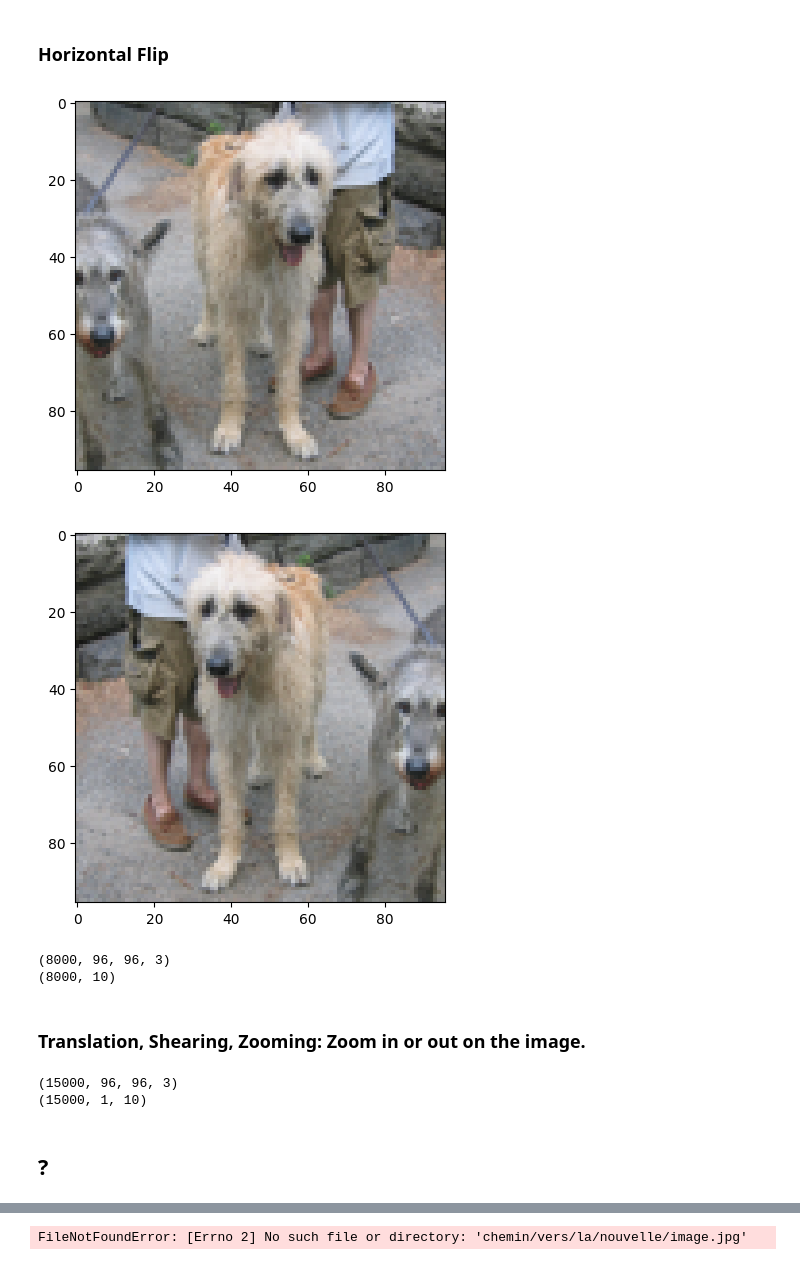
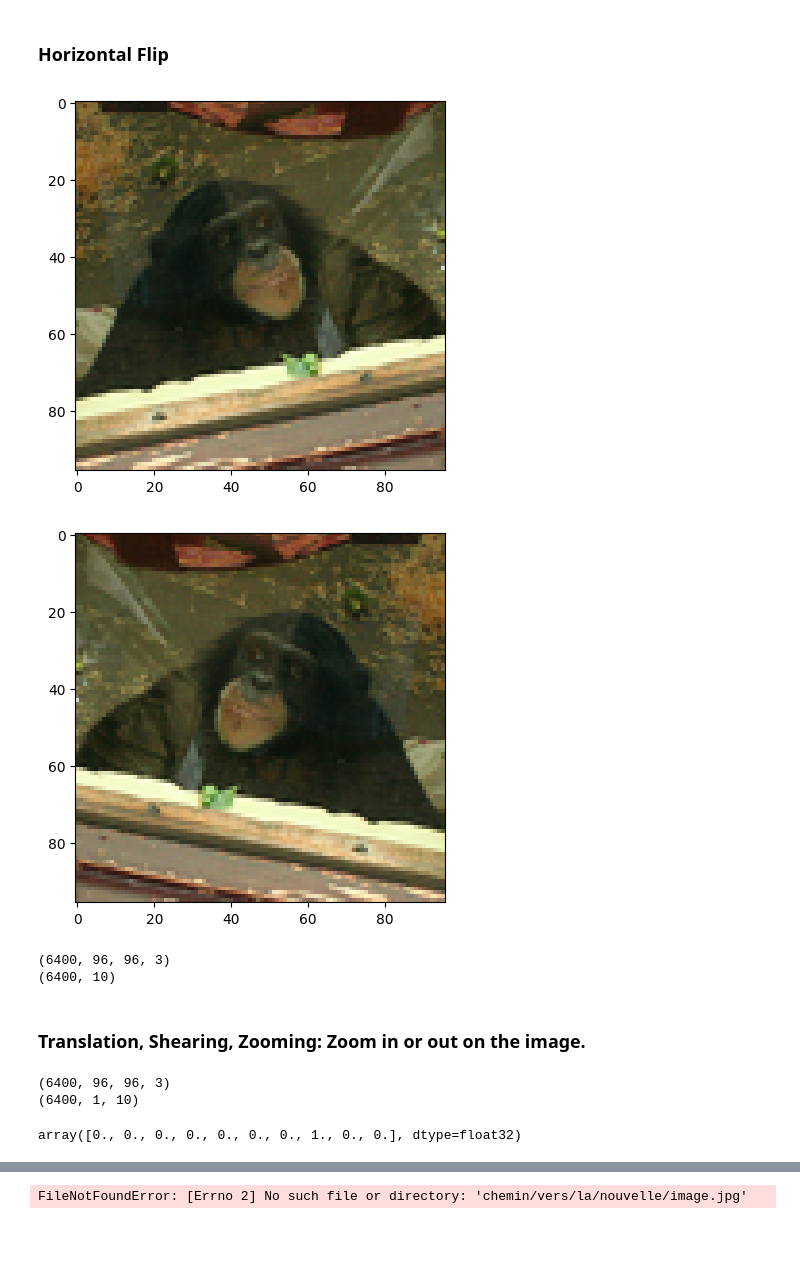
Before and after one commit to ramamo17/ComputerVisionIASD, a Jupyter notebook: Projet_Deep_Learning_pour_les_images.ipynb, the cells around one changed output, grey strips where cells are left out. Cells and saved outputs as stored; diff of their text form; code cells hidden in the pictures; blank space fills up the shorter version.

Commit message:
eval data_aug

```diff
--- a/Projet_Deep_Learning_pour_les_images.ipynb
+++ b/Projet_Deep_Learning_pour_les_images.ipynb
@@ -188,9 +176 @@ sys.version_info(major=3, minor=10, micro=6, releaselevel='final', serial=0)
-# %%
-# path to the binary files with image data
-DATA_PATH = './data/stl10_binary/train_X.bin'
-DATA_TEST_PATH = './data/stl10_binary/test_X.bin'
-
-# path to the binary files with labels
-LABEL_PATH = './data/stl10_binary/train_y.bin'
-LABEL_TEST_PATH = './data/stl10_binary/test_y.bin'
 # %%
@@ -228,18 +211,21 @@ for i in images :
 # %% [markdown]
 ## Splitting Data
 # %%
-# Splitting train data into 80% train, 20% validation splits
-train_images, val_images, train_labels, val_labels = train_test_split(images, labels, test_size=0.2, random_state=42)
+# Division des données en ensembles d'entraînement et de test (80% pour l'entraînement, 20% pour le test)
+train_images, test_images, train_labels, test_labels = train_test_split(images, labels, test_size=0.2, random_state=42)
 
-# One hot encode the labels
+# Division de l'ensemble d'entraînement en ensembles d'entraînement et de validation (80% pour l'entraînement, 20% pour la validation)
+train_images, valid_images, train_labels, valid_labels = train_test_split(train_images, train_labels, test_size=0.2, random_state=42)
+
+# Convertir les étiquettes en codage à chaud (one-hot encoding)
 num_classes = 10
 train_labels = tf.keras.utils.to_categorical(train_labels-1, num_classes)
-valid_labels = tf.keras.utils.to_categorical(val_labels-1, num_classes)
+valid_labels = tf.keras.utils.to_categorical(valid_labels-1, num_classes)
 test_labels = tf.keras.utils.to_categorical(test_labels-1, num_classes)
 
 
-# Check the data sets shape
+# Vérification des dimensions des ensembles
 print("Training set:", train_images.shape, train_labels.shape)
-print("Validation set:", val_images.shape, valid_labels.shape)
-print("Validation set:", test_images.shape, test_labels.shape)
+print("Validation set:", valid_images.shape, valid_labels.shape)
+print("Test set:", test_images.shape, test_labels.shape)
 # %% [output]
@@ -426,20 +393,20 @@ train_labels = np.append(train_labels,train_labels,axis=0)
 # %%
 i = random.randint(0,5400)
 # i = 0
 plot_image(train_images[i])
-if i - 4000 >= 0:
-    plot_image(train_images[i-4000])
+if i - 3200 >= 0:
+    plot_image(train_images[i-3200])
 else :
-    plot_image(train_images[i+4000])
+    plot_image(train_images[i+3200])
 # %% [output]
-[figure, old version]
+[figure, new version]
-[figure, old version]
+[figure, new version]
 # %%
 print(train_images.shape)
 print(train_labels.shape)
 # %% [output]
-(8000, 96, 96, 3)
-(8000, 10)
+(6400, 96, 96, 3)
+(6400, 10)
 # %% [markdown]
 ### Translation, Shearing, Zooming: Zoom in or out on the image.
 # %%
@@ -482,7 +446,7 @@ augmented_images = []
 augmented_labels = []
 num_augmented_images = 0
 
-for _ in range(aug_num):
+for _ in range(6400):
     batch = augmented_generator.next()
     augmented_images.append(batch[0][0].astype(np.uint8))
     augmented_labels.append(batch[1])
@@ -492,10 +456,13 @@ for _ in range(aug_num):
 augmented_images = np.array(augmented_images)
 augmented_labels = np.array(augmented_labels)
 
+# # Reshape the augmented images back to the original shape
+# augmented_images = augmented_images.reshape((-1, 96, 96, 3))
+
 # Verify the shape of the augmented images and labels
-print(augmented_images.shape)
-print(augmented_labels.shape)
+print(augmented_images.shape)  # (6400, 96, 96, 3)
+print(augmented_labels.shape)  # (6400, num_classes)
 # %% [output]
-(15000, 96, 96, 3)
-(15000, 1, 10)
+(6400, 96, 96, 3)
+(6400, 1, 10)
 # %%
@@ -506,2 +470,4 @@ train_labels = np.append(train_labels,augmented_labels,axis=0)
-# %% [markdown]
-## ?
+# %%
+augmented_labels[4]
+# %% [output]
+array([0., 0., 0., 0., 0., 0., 0., 1., 0., 0.], dtype=float32)
```
Also changed, not shown: parts of 25 cells of this notebook.
